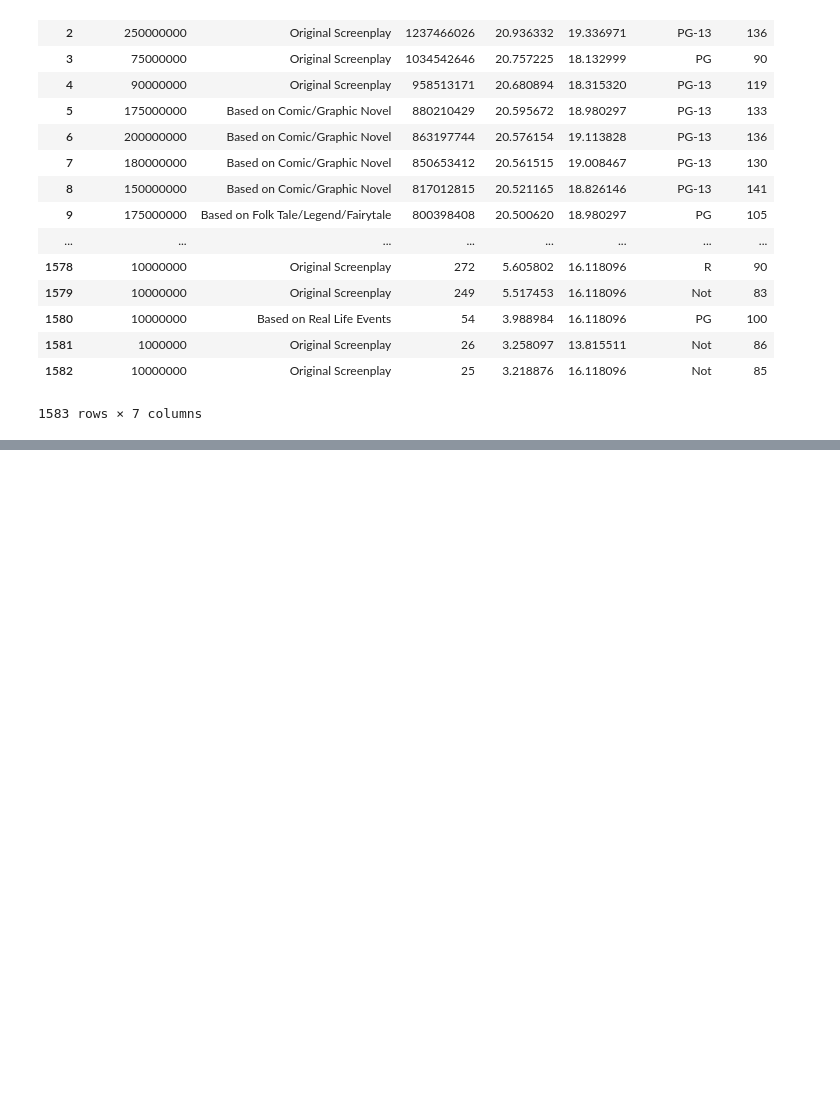
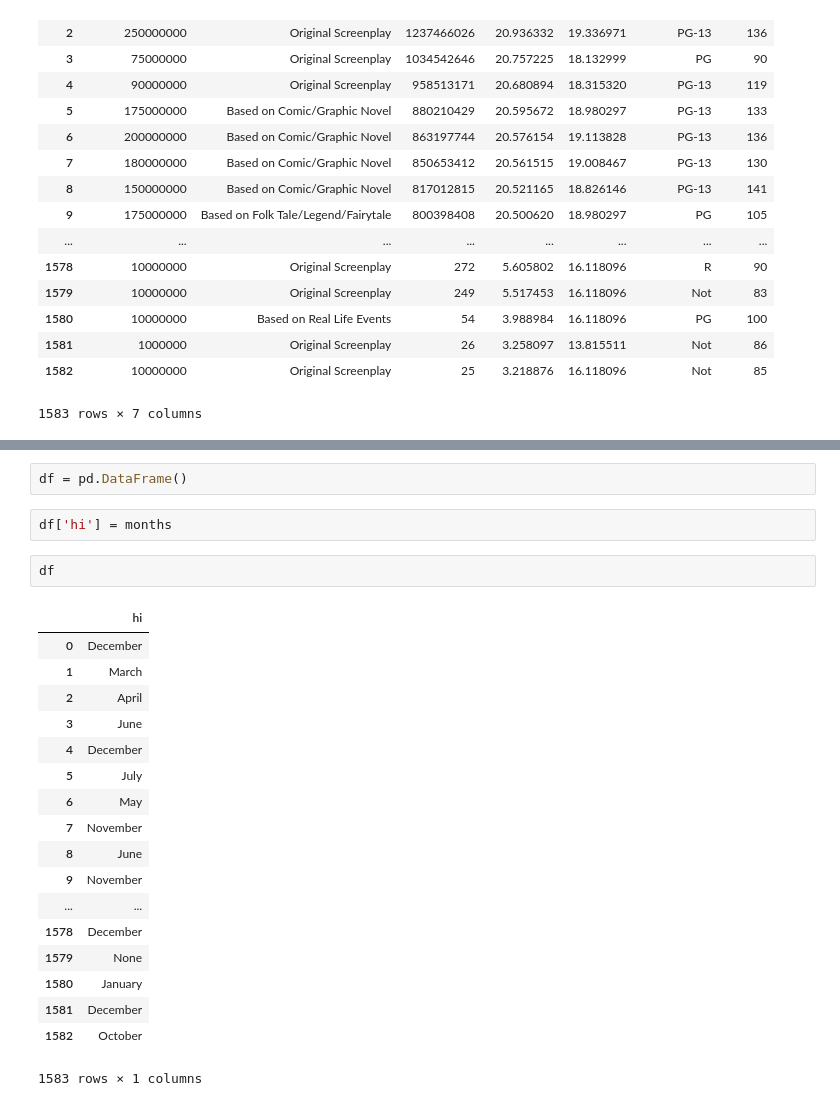
Before and after one commit to Rmloong/movie-revenue-predictor, a Jupyter notebook: EDA.ipynb, the cells around one changed output, grey strips where cells are left out. Saved outputs shown, nothing was run; the diff lists cells and outputs as text; blank space fills up the shorter version.

```diff
--- a/EDA.ipynb
+++ b/EDA.ipynb
@@ -482,0 +709,25 @@ df_clean_data_trim.iloc[:,3:]
+# %%
+df = pd.DataFrame()
+# %%
+df['hi'] = months
+# %%
+df
+# %% [output]
+|  | hi |
+| 0 | December |
+| 1 | March |
+| 2 | April |
+| 3 | June |
+| 4 | December |
+| 5 | July |
+| 6 | May |
+| 7 | November |
+| 8 | June |
+| 9 | November |
+| ... | ... |
+| 1578 | December |
+| 1579 | None |
+| 1580 | January |
+| 1581 | December |
+| 1582 | October |
+1583 rows × 1 columns
```
Also changed, not shown: parts of 18 cells of this notebook.
